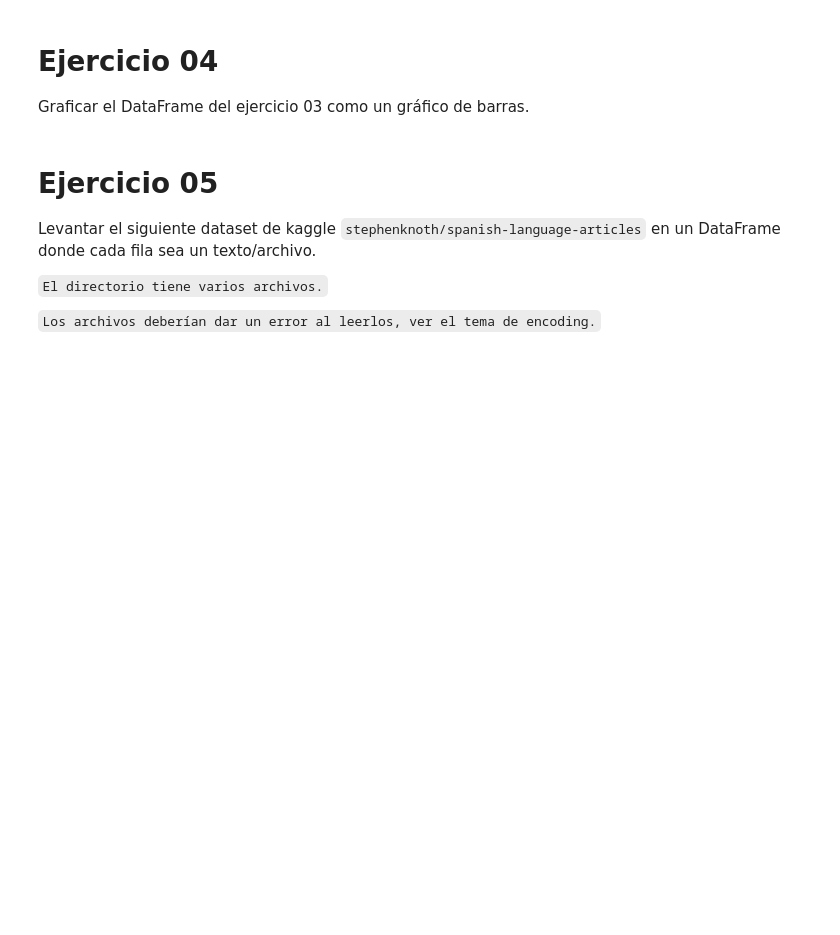
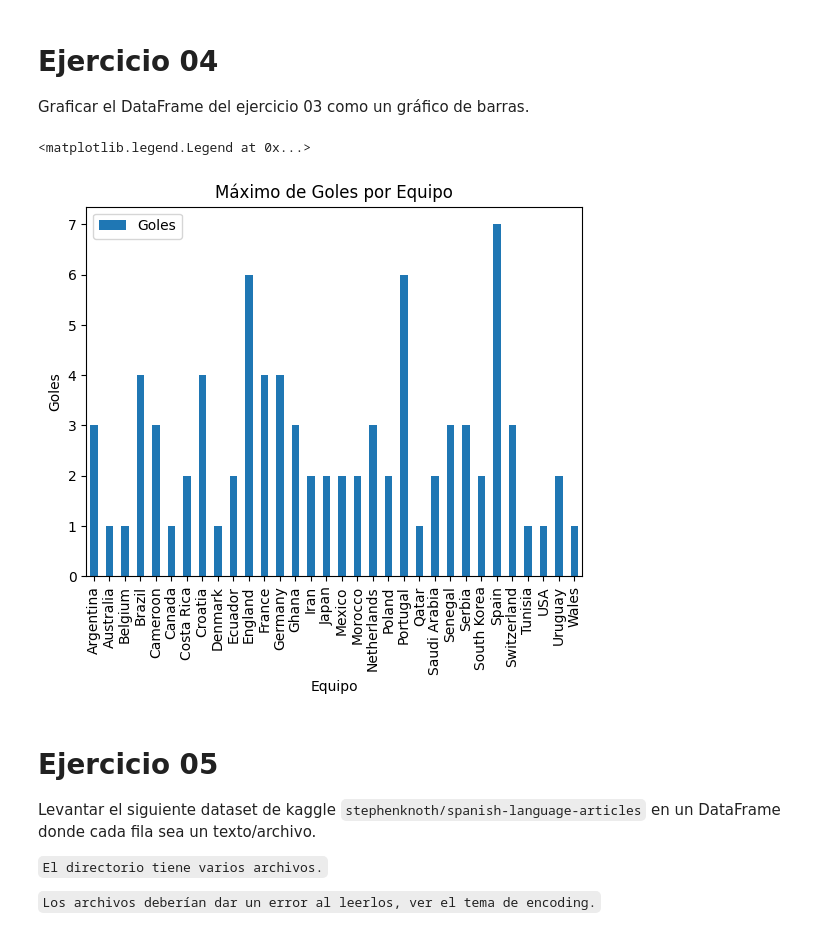
Before and after one commit to baubyte/HerramientasDeSoftwareParaElAnalisisDeDatos, a Jupyter notebook: Tema_5/Ejercicios/Semana_05_Practica_05.ipynb, the cells around one changed output. Drawn from its saved outputs; the diff is of its cells as text; code cells hidden in the pictures; blank space fills up the shorter version.

```diff
--- a/Tema_5/Ejercicios/Semana_05_Practica_05.ipynb
+++ b/Tema_5/Ejercicios/Semana_05_Practica_05.ipynb
@@ -190,6 +190,14 @@ Paises con mayor cantidad de goles:
 # Ejercicio 04
 
 Graficar el DataFrame del ejercicio 03 como un gráfico de barras.
+# %%
+plt = df_teams_scores.plot.bar(x='team', y='max_goals', title="Máximo de Goles por Equipo")
+plt.set_ylabel("Goles")
+plt.set_xlabel("Equipo")
+plt.legend(["Goles"])
+# %% [output]
+<matplotlib.legend.Legend at 0x...>
+[figure, added]
 # %% [markdown]
 # Ejercicio 05
 
```
